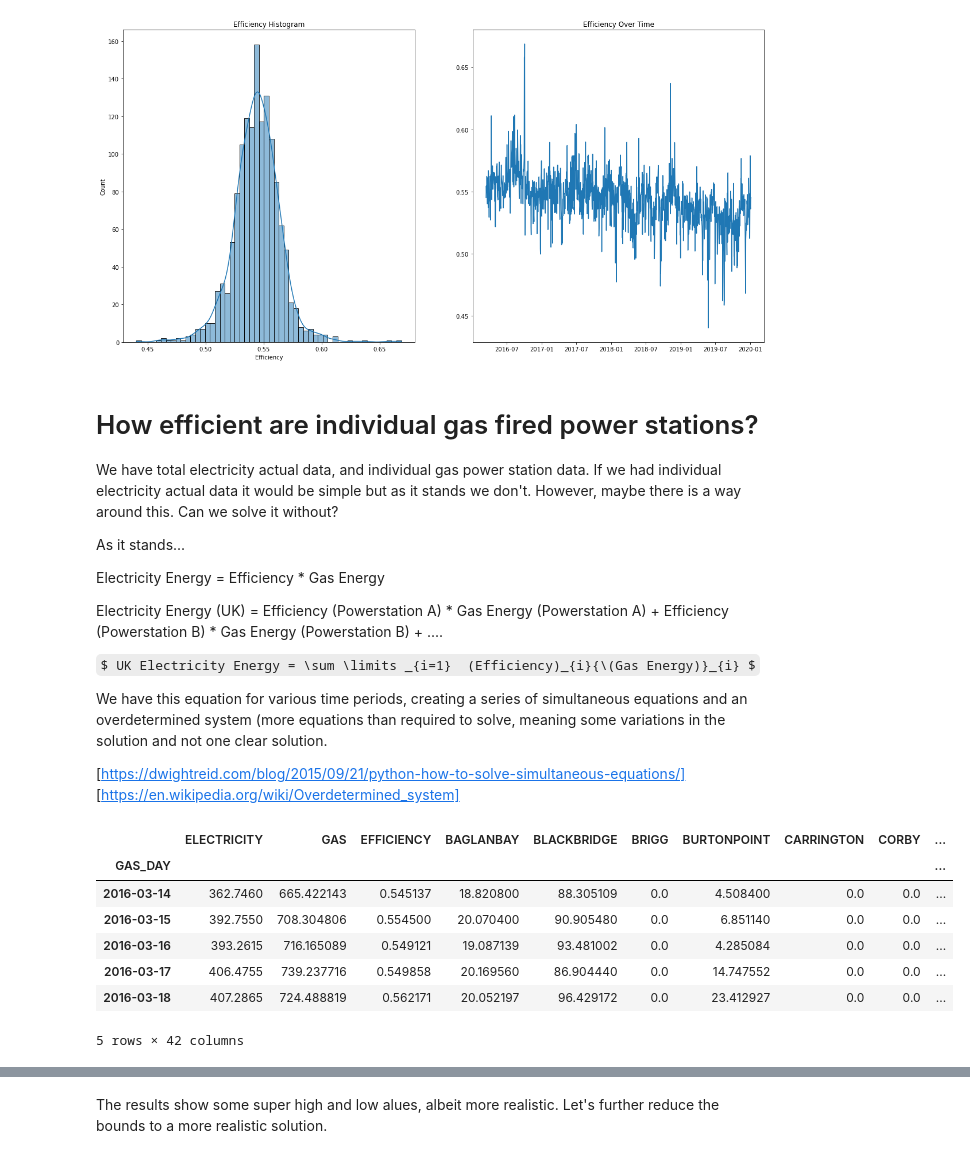
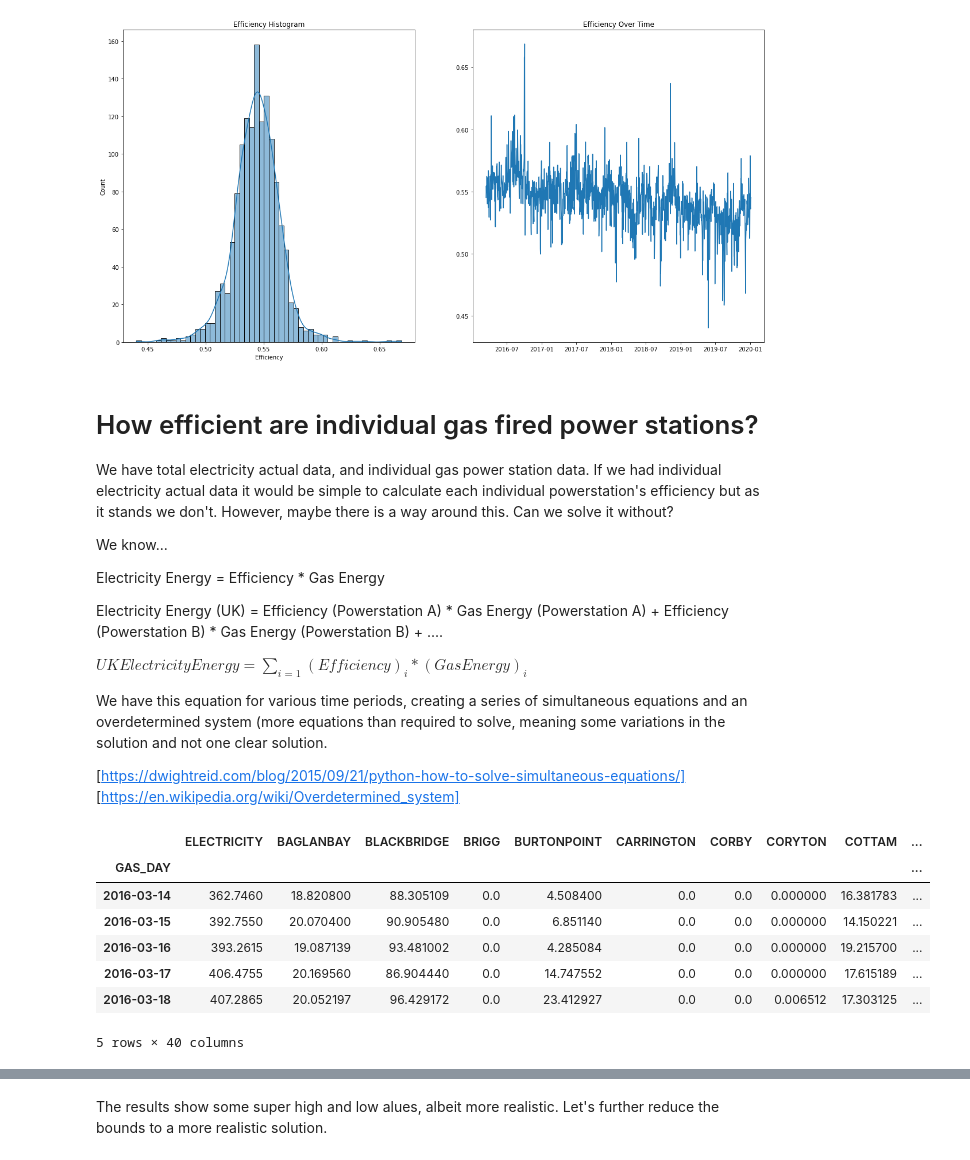
Before and after one commit to r4ch45/charterful, a Jupyter notebook: notebooks/2-how-efficient-are-gas-fired-powerstations.ipynb, the cells around one changed output, grey strips where cells are left out. Saved outputs shown, nothing was run; the diff lists cells and outputs as text; code cells hidden in the pictures; some formulas as TeX source.

```diff
--- a/notebooks/2-how-efficient-are-gas-fired-powerstations.ipynb
+++ b/notebooks/2-how-efficient-are-gas-fired-powerstations.ipynb
@@ -341,15 +354,15 @@ plot_series(df["EFFICIENCY"].rename("Efficiency"))
 # %% [markdown]
 # How efficient are individual gas fired power stations?
 
-We have total electricity actual data, and individual gas power station data. If we had individual electricity actual data it would be simple but as it stands we don't. However, maybe there is a way around this. Can we solve it without?
+We have total electricity actual data, and individual gas power station data. If we had individual electricity actual data it would be simple to calculate each individual powerstation's efficiency but as it stands we don't. However, maybe there is a way around this. Can we solve it without?
 
-As it stands...
+We know...
 
 Electricity Energy = Efficiency * Gas Energy
 
 Electricity Energy (UK) = Efficiency (Powerstation A) * Gas Energy (Powerstation A) + Efficiency (Powerstation B) * Gas Energy (Powerstation B) + ....
 
-$ UK Electricity Energy = \sum \limits _{i=1}  (Efficiency)_{i}{\(Gas Energy)}_{i} $
+$ UK Electricity Energy = \sum \limits _{i=1}  (Efficiency)_{i}*{(Gas Energy)}_{i} $
 
 We have this equation for various time periods, creating a series of simultaneous equations and an overdetermined system (more equations than required to solve, meaning some variations in the solution and not one clear solution.
 
@@ -358,16 +371,18 @@ We have this equation for various time periods, creating a series of simultaneou
 # %%
 # we set up our equations as a dataframe of multiple days, where each day is an equation
 gas_powerstations = (
     compare.groupby(["GAS_DAY", "SITE"])["VOLUME_MULT_CV_GWH"].sum().unstack()
 )
-equations_df = df.merge(gas_powerstations, left_index=True, right_index=True)
+equations_df = df.merge(gas_powerstations, left_index=True, right_index=True).drop(
+    ["GAS", "EFFICIENCY"], axis=1
+)
 equations_df.head()
 # %% [output]
-|  | ELECTRICITY | GAS | EFFICIENCY | BAGLANBAY | BLACKBRIDGE | BRIGG | BURTONPOINT | CARRINGTON | CORBY | ... |
+|  | ELECTRICITY | BAGLANBAY | BLACKBRIDGE | BRIGG | BURTONPOINT | CARRINGTON | CORBY | CORYTON | COTTAM | ... |
 | GAS_DAY |  |  |  |  |  |  |  |  |  | ... |
-| 2016-03-14 | 362.7460 | 665.422143 | 0.545137 | 18.820800 | 88.305109 | 0.0 | 4.508400 | 0.0 | 0.0 | ... |
-| 2016-03-15 | 392.7550 | 708.304806 | 0.554500 | 20.070400 | 90.905480 | 0.0 | 6.851140 | 0.0 | 0.0 | ... |
-| 2016-03-16 | 393.2615 | 716.165089 | 0.549121 | 19.087139 | 93.481002 | 0.0 | 4.285084 | 0.0 | 0.0 | ... |
-| 2016-03-17 | 406.4755 | 739.237716 | 0.549858 | 20.169560 | 86.904440 | 0.0 | 14.747552 | 0.0 | 0.0 | ... |
-| 2016-03-18 | 407.2865 | 724.488819 | 0.562171 | 20.052197 | 96.429172 | 0.0 | 23.412927 | 0.0 | 0.0 | ... |
+| 2016-03-14 | 362.7460 | 18.820800 | 88.305109 | 0.0 | 4.508400 | 0.0 | 0.0 | 0.000000 | 16.381783 | ... |
+| 2016-03-15 | 392.7550 | 20.070400 | 90.905480 | 0.0 | 6.851140 | 0.0 | 0.0 | 0.000000 | 14.150221 | ... |
+| 2016-03-16 | 393.2615 | 19.087139 | 93.481002 | 0.0 | 4.285084 | 0.0 | 0.0 | 0.000000 | 19.215700 | ... |
+| 2016-03-17 | 406.4755 | 20.169560 | 86.904440 | 0.0 | 14.747552 | 0.0 | 0.0 | 0.000000 | 17.615189 | ... |
+| 2016-03-18 | 407.2865 | 20.052197 | 96.429172 | 0.0 | 23.412927 | 0.0 | 0.0 | 0.006512 | 17.303125 | ... |
-5 rows × 42 columns
+5 rows × 40 columns
```
Also changed, not shown: parts of 15 cells of this notebook, 3 other files.
